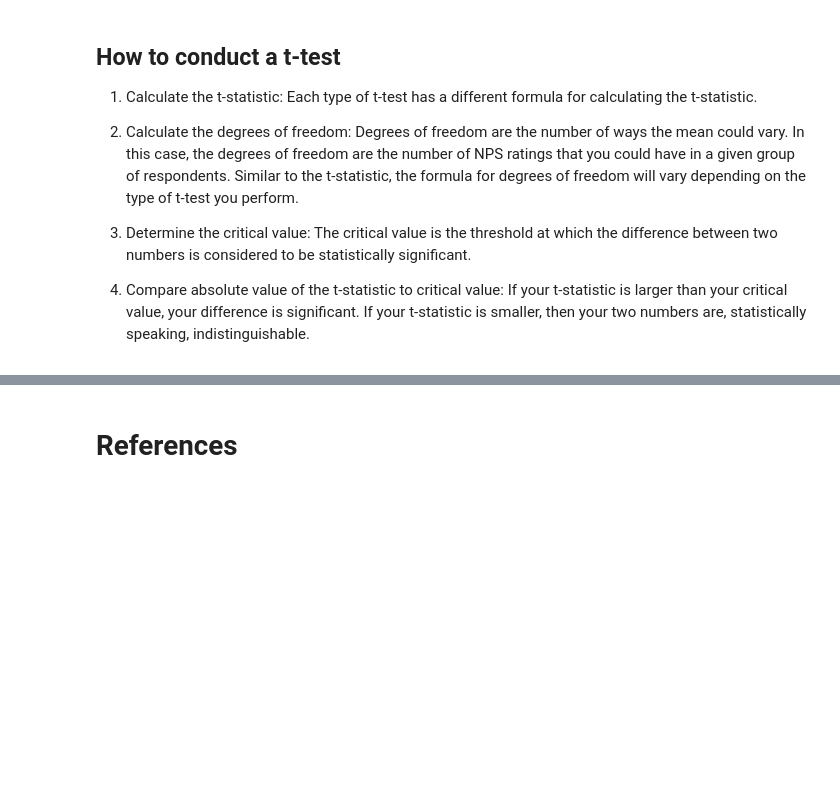
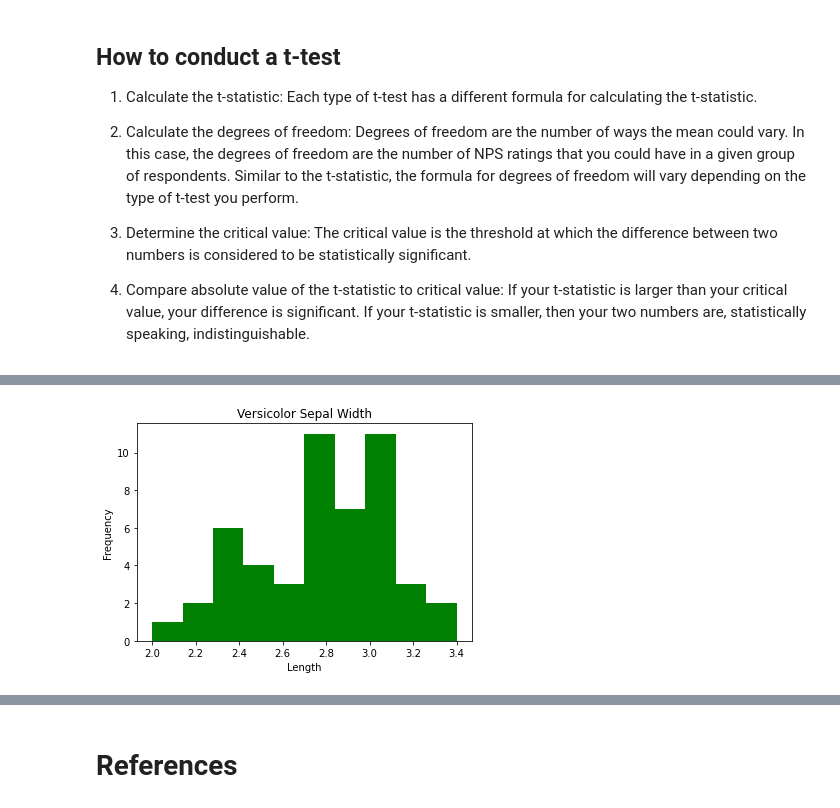
Before and after one commit to bensontjohn/ML-and-Statistics-assessment, a Jupyter notebook: scipy-stats.ipynb, the cells around one changed output, grey strips where cells are left out. Drawn from its saved outputs; the diff is of its cells as text; code cells hidden in the pictures; blank space fills up the shorter version.

```diff
--- a/scipy-stats.ipynb
+++ b/scipy-stats.ipynb
@@ -89,0 +123,6 @@ If your t-statistic is larger than your critical value, your difference is signi
+# %%
+versicolor['sepal_width'].plot(kind="hist", title= "Versicolor Sepal Width", color="green")
+plt.xlabel("Length")
+plt.savefig('Versicolor_sepal_width')
+# %% [output]
+[figure, added]
```
Also changed, not shown: parts of 17 cells of this notebook.
